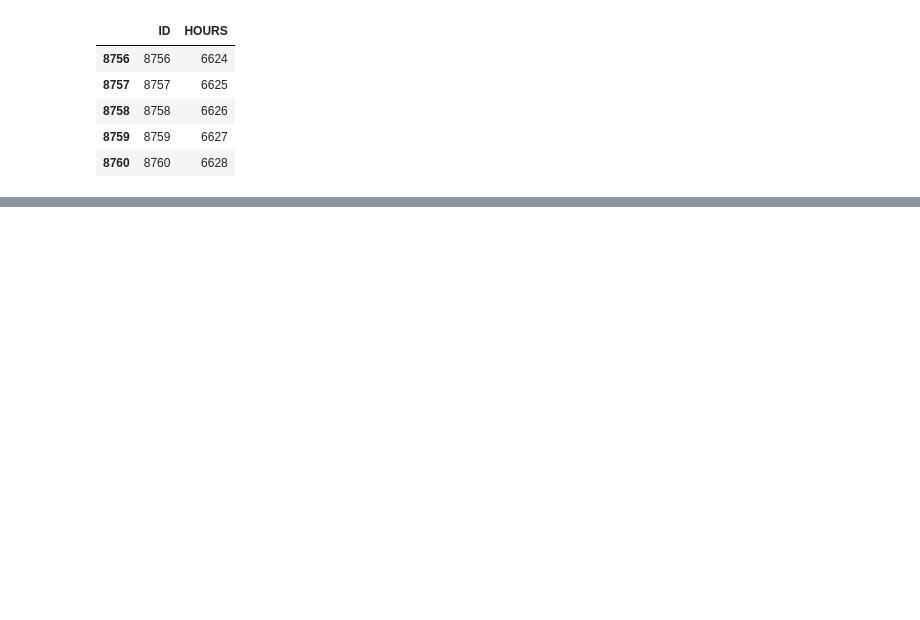
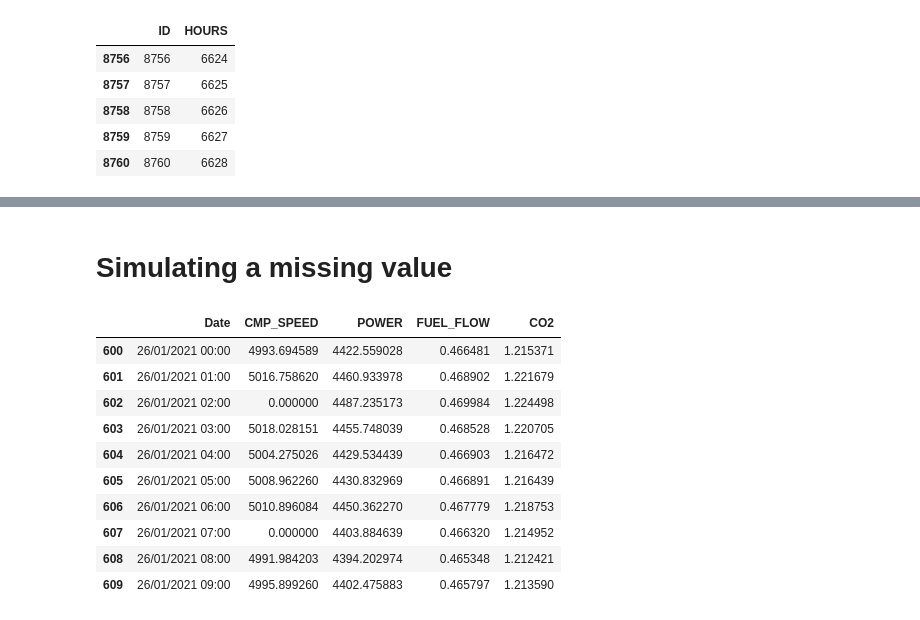
Before and after one commit to Stmark1/Visualization_Team_4, a Jupyter notebook: hours-challenge.ipynb, the cells around one changed output, grey strips where cells are left out. Cells and saved outputs as stored; diff of their text form; code cells hidden in the pictures; blank space fills up the shorter version.

```diff
--- a/hours-challenge.ipynb
+++ b/hours-challenge.ipynb
@@ -157,0 +279,2 @@ view.tail()
+# %% [markdown]
+# Simulating a missing value
@@ -157,0 +291,15 @@ view.tail()
+# %%
+# seeing the values 0, on 602 and 607
+mustard_panda_engine7[600:610]
+# %% [output]
+|  | Date | CMP_SPEED | POWER | FUEL_FLOW | CO2 |
+| 600 | 26/01/2021 00:00 | 4993.694589 | 4422.559028 | 0.466481 | 1.215371 |
+| 601 | 26/01/2021 01:00 | 5016.758620 | 4460.933978 | 0.468902 | 1.221679 |
+| 602 | 26/01/2021 02:00 | 0.000000 | 4487.235173 | 0.469984 | 1.224498 |
+| 603 | 26/01/2021 03:00 | 5018.028151 | 4455.748039 | 0.468528 | 1.220705 |
+| 604 | 26/01/2021 04:00 | 5004.275026 | 4429.534439 | 0.466903 | 1.216472 |
+| 605 | 26/01/2021 05:00 | 5008.962260 | 4430.832969 | 0.466891 | 1.216439 |
+| 606 | 26/01/2021 06:00 | 5010.896084 | 4450.362270 | 0.467779 | 1.218753 |
+| 607 | 26/01/2021 07:00 | 0.000000 | 4403.884639 | 0.466320 | 1.214952 |
+| 608 | 26/01/2021 08:00 | 4991.984203 | 4394.202974 | 0.465348 | 1.212421 |
+| 609 | 26/01/2021 09:00 | 4995.899260 | 4402.475883 | 0.465797 | 1.213590 |
```
Also changed, not shown: parts of 54 cells of this notebook.
